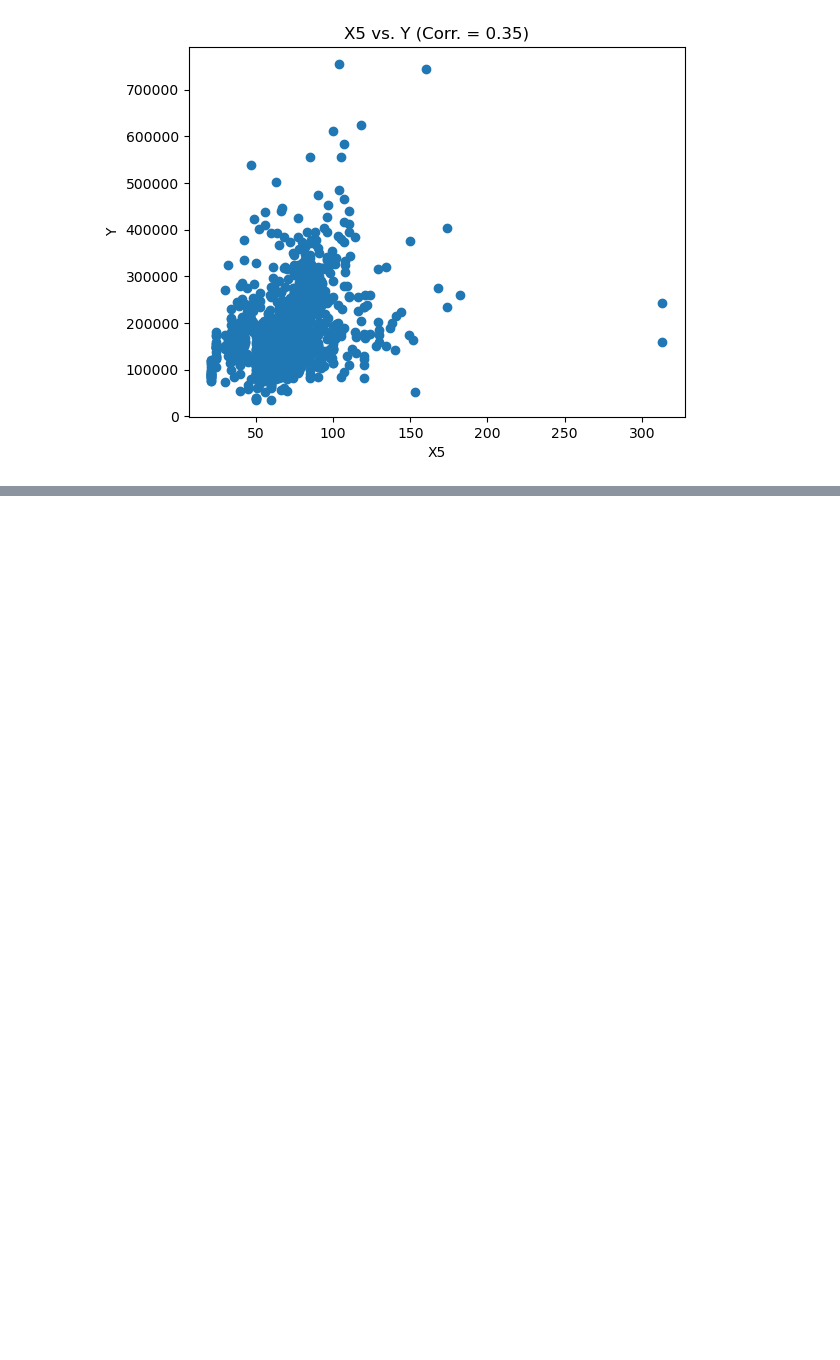
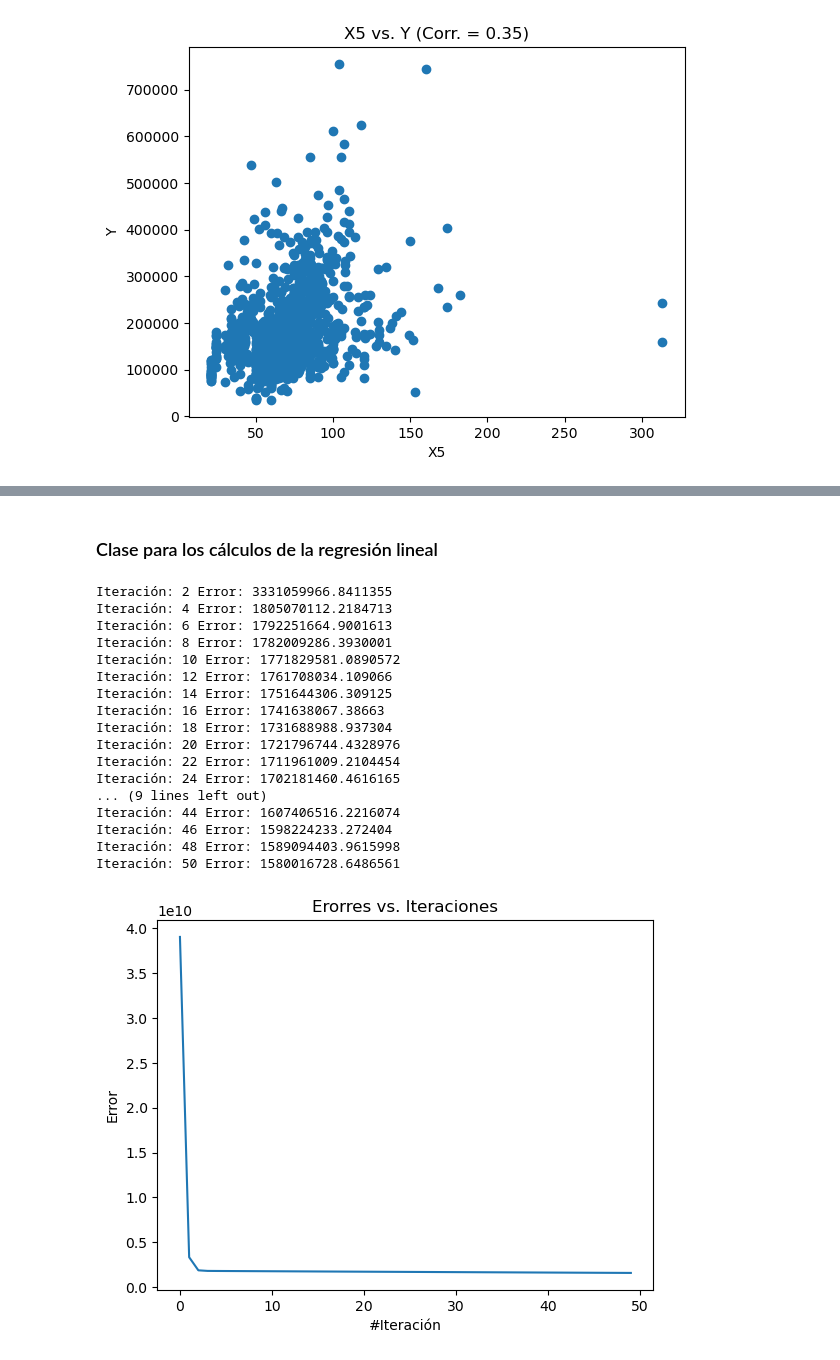
Before and after one commit to fernandosagastume/Proyecto1-DataSciencePy, a Jupyter notebook: src_code.ipynb, the cells around one changed output, grey strips where cells are left out. Saved outputs shown, nothing was run; the diff lists cells and outputs as text; code cells hidden in the pictures; blank space fills up the shorter version.

Commit message:
Se agregan las funciones para el calculo de regresion lineal, solamente falta crear el modelo en sklearn.

```diff
--- a/src_code.ipynb
+++ b/src_code.ipynb
@@ -110,0 +172,2 @@ for j in range(N):
+# %% [markdown]
+### Clase para los cálculos de la regresión lineal
@@ -110,0 +254,41 @@ for j in range(N):
+# %%
+# Se setean las variables para el entrenamiento con X1
+X1_INDEP = dframe["X1"].values
+# Se setean las variables para el entrenamiento con X2
+X2_INDEP = dframe["X2"].values
+# Se setean las variables para el entrenamiento con Y
+Y_DEP = dframe["Y"].values
+# %%
+# Se setean los parámetros para las iteraciones de X1
+epochs = 50
+print_errors = 2
+learning_rate = 0.03
+n_plot_modelos = 5
+# %%
+# Se setea la clase de regresión lineal
+RL_X1 = RegresionLineal()
+RL_X2 = RegresionLineal()
+# %%
+# Se realiza el entrenamiento X2
+RL_X1.entrenar(X1_INDEP, Y_DEP, epochs, print_errors, learning_rate)
+RL_X1.plot_errores()
+#RL_X1.plot_modelos(n_plot_modelos, X1_INDEP, Y_DEP)
+# %% [output]
+Iteración: 2 Error: 3331059966.8411355
+Iteración: 4 Error: 1805070112.2184713
+Iteración: 6 Error: 1792251664.9001613
+Iteración: 8 Error: 1782009286.3930001
+Iteración: 10 Error: 1771829581.0890572
+Iteración: 12 Error: 1761708034.109066
+Iteración: 14 Error: 1751644306.309125
+Iteración: 16 Error: 1741638067.38663
+Iteración: 18 Error: 1731688988.937304
+Iteración: 20 Error: 1721796744.4328976
+Iteración: 22 Error: 1711961009.2104454
+Iteración: 24 Error: 1702181460.4616165
+... (9 lines left out)
+Iteración: 44 Error: 1607406516.2216074
+Iteración: 46 Error: 1598224233.272404
+Iteración: 48 Error: 1589094403.9615998
+Iteración: 50 Error: 1580016728.6486561
+[figure, added]
```
Also changed, not shown: parts of 10 cells of this notebook.
